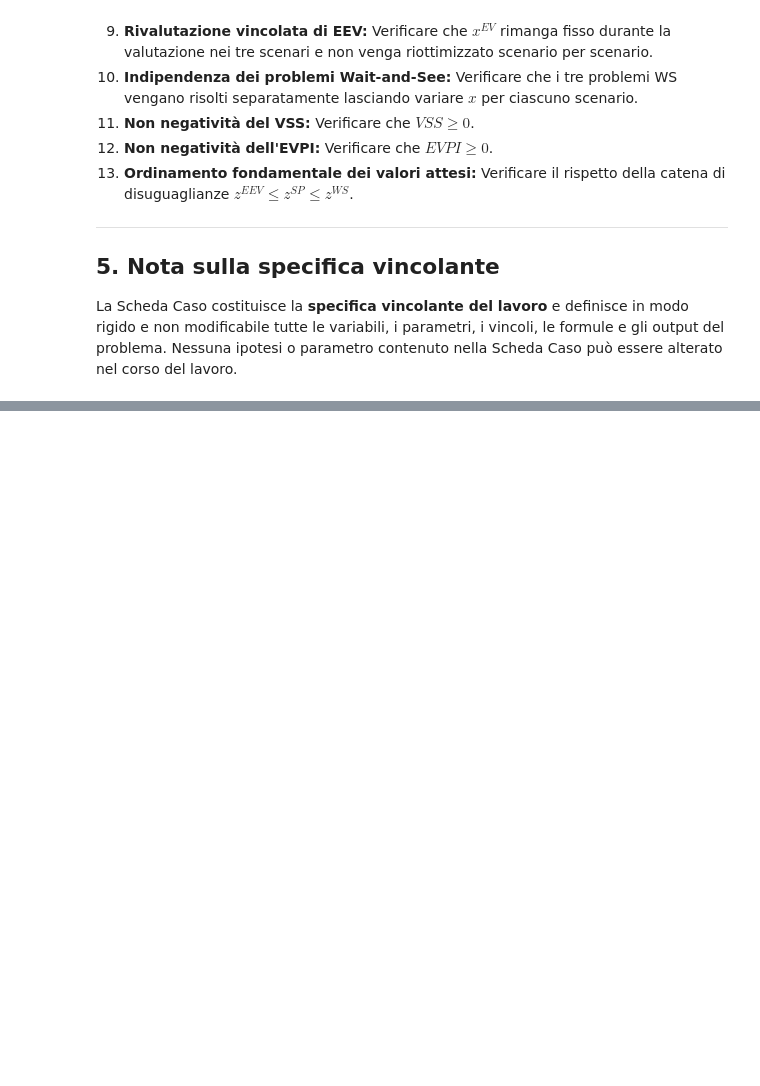
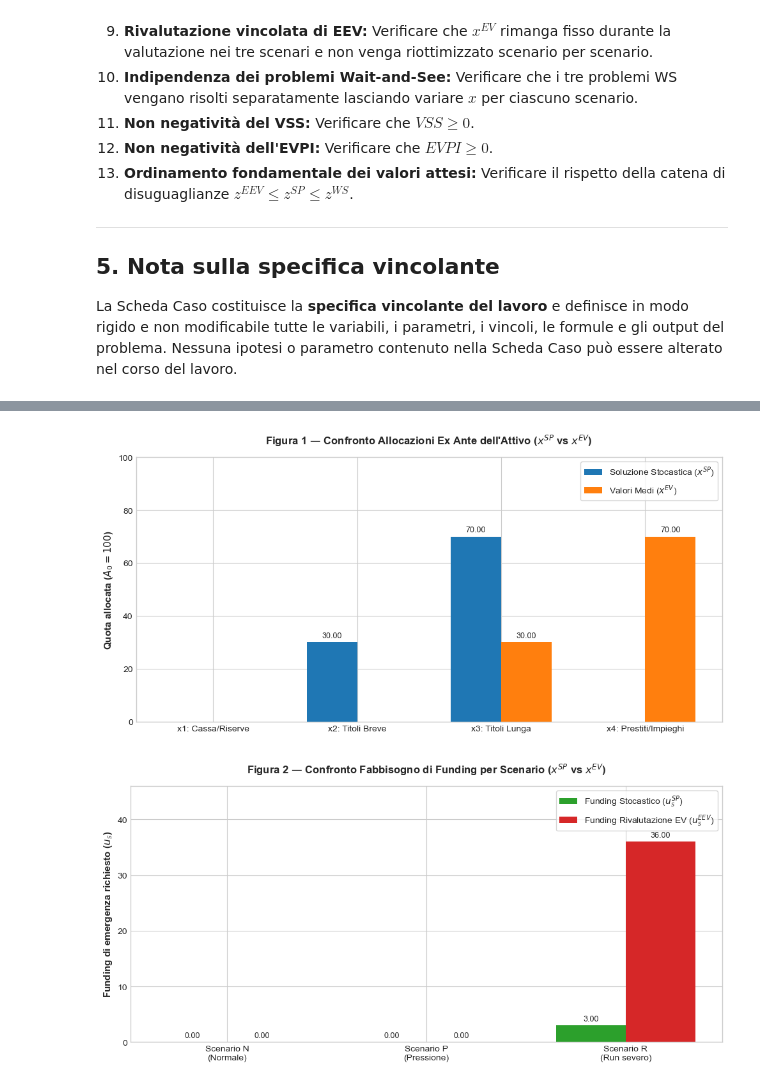
Before and after one commit to paolo-fix/CORSO-MQF, a Jupyter notebook: 04_Codice/Lez16/Lezione_16_Notebook_Aula_Stud1.ipynb, the cells around one changed output, grey strips where cells are left out. Saved outputs shown, nothing was run; the diff lists cells and outputs as text; code cells hidden in the pictures; blank space fills up the shorter version.

```diff
--- a/04_Codice/Lez16/Lezione_16_Notebook_Aula_Stud1.ipynb
+++ b/04_Codice/Lez16/Lezione_16_Notebook_Aula_Stud1.ipynb
@@ -84,0 +874,76 @@ La Scheda Caso costituisce la **specifica vincolante del lavoro** e definisce in
+# %%
+import matplotlib.pyplot as plt
+
+# Impostazione dello stile grafico
+plt.style.use('seaborn-v0_8-whitegrid' if 'seaborn-v0_8-whitegrid' in plt.style.available else 'default')
+fig_size = (10, 5)
+
+# ---------------------------------------------------------
+# 1. FIGURA 1: Confronto Allocazioni Ex Ante (x_SP vs x_EV)
+# ---------------------------------------------------------
+labels_attivi = ['x1: Cassa/Riserve', 'x2: Titoli Breve', 'x3: Titoli Lunga', 'x4: Prestiti/Impieghi']
+x_indices = np.arange(len(labels_attivi))
+bar_width = 0.35
+
+fig, ax1 = plt.subplots(figsize=fig_size)
+
+rects1 = ax1.bar(x_indices - bar_width/2, x_sp, bar_width, label='Soluzione Stocastica ($x^{SP}$)', color='#1f77b4')
+rects2 = ax1.bar(x_indices + bar_width/2, x_ev, bar_width, label='Valori Medi ($x^{EV}$)', color='#ff7f0e')
+
+ax1.set_ylabel('Quota allocata ($A_0 = 100$)', fontsize=11, fontweight='bold')
+ax1.set_title('Figura 1 — Confronto Allocazioni Ex Ante dell\'Attivo ($x^{SP}$ vs $x^{EV}$)', fontsize=12, fontweight='bold', pad=15)
+ax1.set_xticks(x_indices)
+ax1.set_xticklabels(labels_attivi, fontsize=10)
+ax1.set_ylim(0, 100)
+ax1.legend(fontsize=10, frameon=True)
+
+# Aggiunta etichette con i valori numerici sopra le barre
+for bar in rects1:
+    height = bar.get_height()
+    if height > 0:
+        ax1.annotate(f'{height:.2f}', xy=(bar.get_x() + bar.get_width() / 2, height),
+                    xytext=(0, 3), textcoords="offset points", ha='center', va='bottom', fontsize=9)
+
+for bar in rects2:
+    height = bar.get_height()
+    if height > 0:
+        ax1.annotate(f'{height:.2f}', xy=(bar.get_x() + bar.get_width() / 2, height),
+                    xytext=(0, 3), textcoords="offset points", ha='center', va='bottom', fontsize=9)
+
+plt.tight_layout()
+plt.show()
+
+# ---------------------------------------------------------
+# 2. FIGURA 2: Ricorso al Funding per Scenario (u_SP vs u_EEV)
+# ---------------------------------------------------------
+labels_scenari = ['Scenario N\n(Normale)', 'Scenario P\n(Pressione)', 'Scenario R\n(Run severo)']
+s_indices = np.arange(len(labels_scenari))
+
+fig, ax2 = plt.subplots(figsize=fig_size)
+
+rects3 = ax2.bar(s_indices - bar_width/2, u_sp, bar_width, label='Funding Stocastico ($u_s^{SP}$)', color='#2ca02c')
+rects4 = ax2.bar(s_indices + bar_width/2, u_eev, bar_width, label='Funding Rivalutazione EV ($u_s^{EEV}$)', color='#d62728')
+
+ax2.set_ylabel('Funding di emergenza richiesto ($u_s$)', fontsize=11, fontweight='bold')
+ax2.set_title('Figura 2 — Confronto Fabbisogno di Funding per Scenario ($x^{SP}$ vs $x^{EV}$)', fontsize=12, fontweight='bold', pad=15)
+ax2.set_xticks(s_indices)
+ax2.set_xticklabels(labels_scenari, fontsize=10)
+ax2.set_ylim(0, max(np.max(u_sp), np.max(u_eev)) * 1.25 + 1)
+ax2.legend(fontsize=10, frameon=True)
+
+# Aggiunta etichette con i valori numerici sopra le barre
+for bar in rects3:
+    height = bar.get_height()
+    ax2.annotate(f'{height:.2f}', xy=(bar.get_x() + bar.get_width() / 2, height),
+                xytext=(0, 3), textcoords="offset points", ha='center', va='bottom', fontsize=9)
+
+for bar in rects4:
+    height = bar.get_height()
+    ax2.annotate(f'{height:.2f}', xy=(bar.get_x() + bar.get_width() / 2, height),
+                xytext=(0, 3), textcoords="offset points", ha='center', va='bottom', fontsize=9)
+
+plt.tight_layout()
+plt.show()
+# %% [output]
+[figure, added]
+[figure, added]
```
Also changed, not shown: parts of 15 cells of this notebook.
